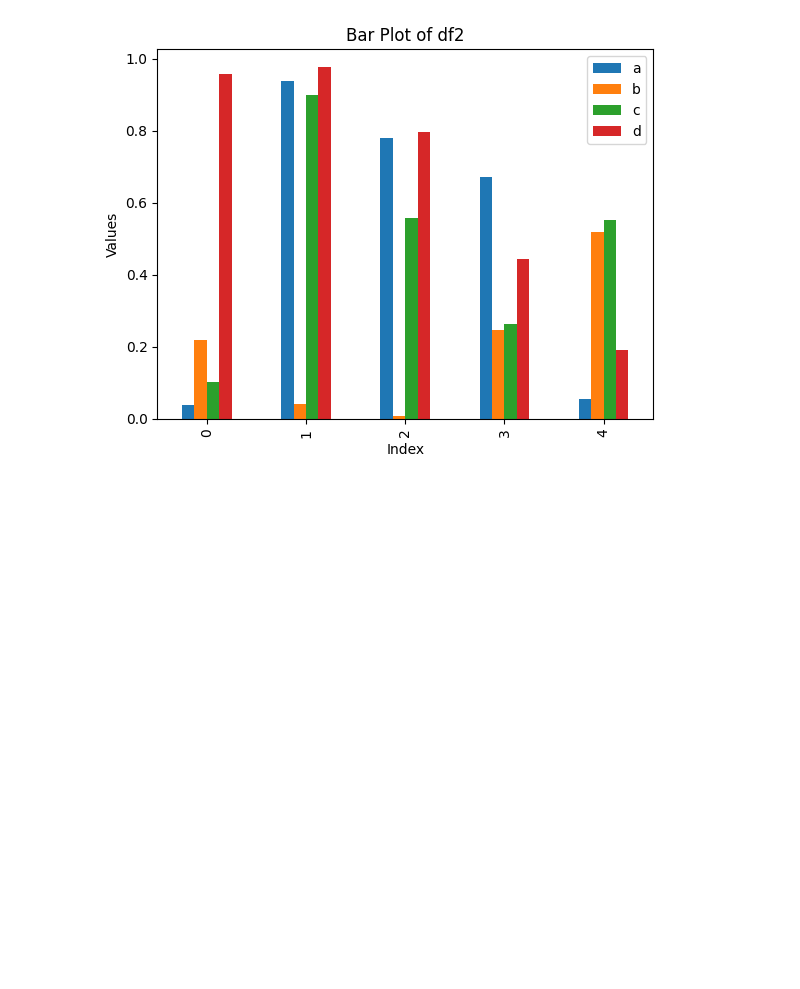
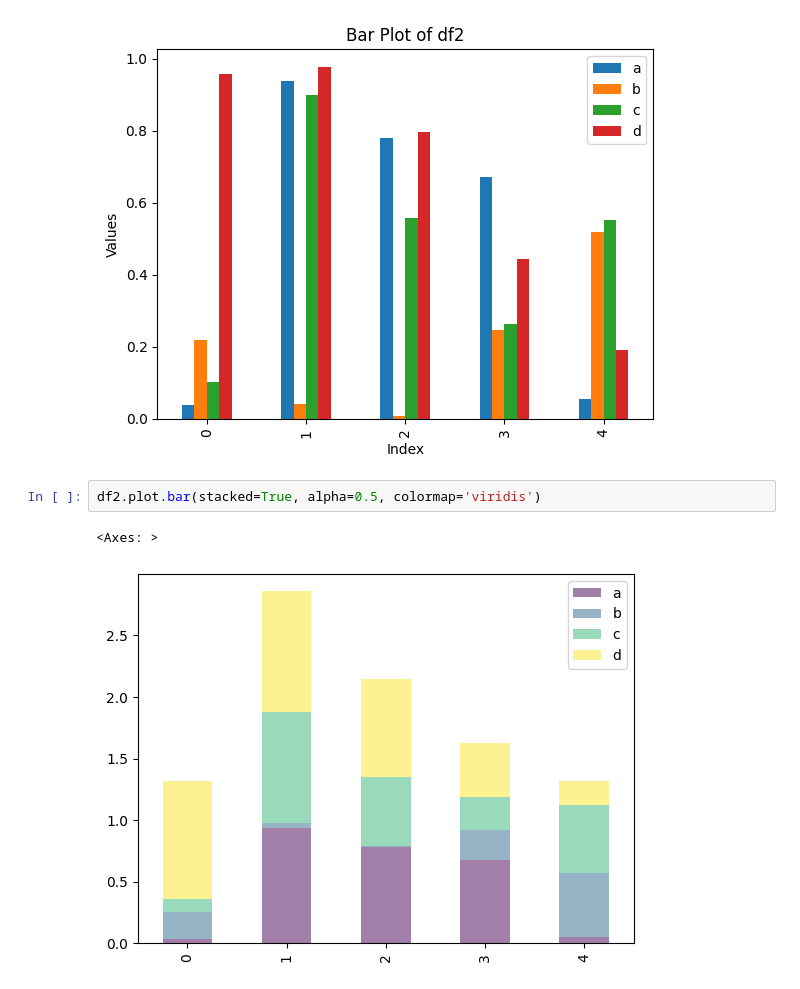
Before and after one commit to DannyCui-2016/Machine-Learning-Approach-Session, a Jupyter notebook: section 10/pandas in data visualization.ipynb, the cells around one changed output. Drawn from its saved outputs; the diff is of its cells as text; blank space fills up the shorter version.

```diff
--- a/section 10/pandas in data visualization.ipynb
+++ b/section 10/pandas in data visualization.ipynb
@@ -62,3 +62,8 @@ plt.ylabel('Values')
 plt.show()
 # %% [output]
 [figure]
+# %%
+df2.plot.bar(stacked=True, alpha=0.5, colormap='viridis')
+# %% [output]
+<Axes: >
+[figure, added]
```
Also changed, not shown: parts of 4 cells of this notebook.
